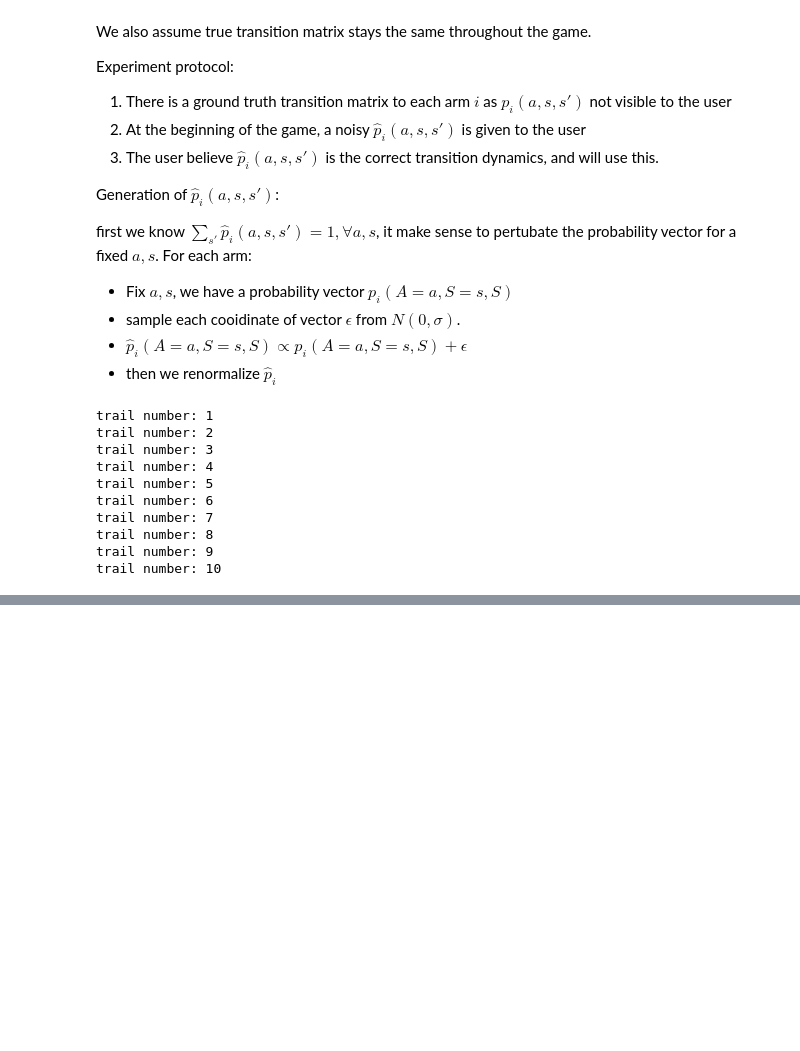
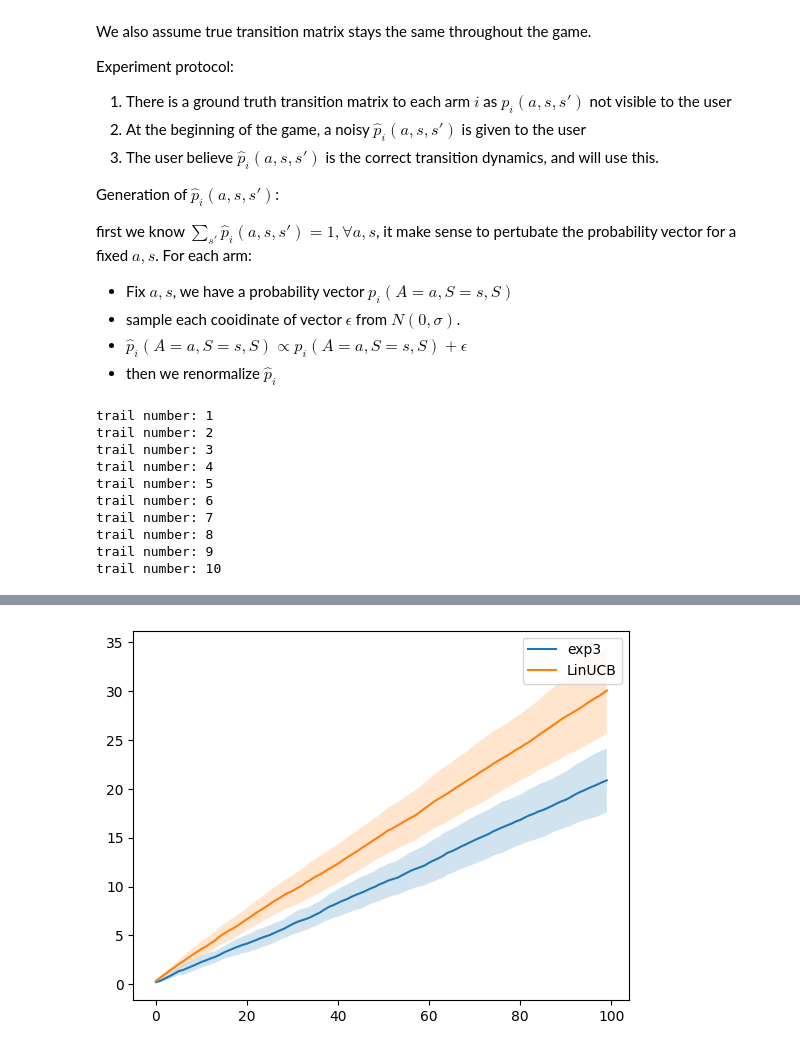
Before and after one commit to JiujiaZ/restless_bandit_basics, a Jupyter notebook: run.ipynb, the cells around one changed output, grey strips where cells are left out. Cells and saved outputs as stored; diff of their text form; code cells hidden in the pictures; blank space fills up the shorter version.

```diff
--- a/run.ipynb
+++ b/run.ipynb
@@ -156,0 +231,34 @@ plt.legend()
+# %%
+n_arms = 50
+n_states = 2
+n_transitions = 50
+K = 1
+R = np.array([0, 1])
+n_dims = 10
+
+transitions_indx = np.random.choice(n_transitions, size = n_arms)
+
+transitions = np.zeros((n_arms, 2, n_states, n_states))
+
+for i in range(n_transitions):
+    transitions[transitions_indx == i] =  make_valid_transition(random_transitions(n_actions = 2, n_states = n_states))
+
+init_states = np.zeros((n_arms, n_states))
+indx = np.random.choice(n_states, size = n_arms)
+init_states[np.arange(len(indx)), indx] = 1
+
+rb = Restless_Bandit(transitions = transitions, initial_states = init_states, R = R)
+# %%
+# run with multiple trials with the same initial, parameters
+n_trials = 10
+exp3_reward = list()
+LinUCB_reward = list()
+
+for i in range(n_trials):
+    print('trail number:', i+1)
+
+    rb.reset()
+    exp3_reward.append(Exp3_train(rb, R, episode=100, K=K, contextual = True, n_dims = n_dims))
+
+    rb.reset()
+    LinUCB_reward.append(LinUCB_disjoint(rb, episode=100, K=K, n_dims = n_dims))
@@ -156,0 +276,7 @@ plt.legend()
+# %%
+data = [exp3_reward, LinUCB_reward]
+labels = ['exp3', 'LinUCB' ]
+
+make_plot(data, labels)
+# %% [output]
+[figure, added]
```
Also changed, not shown: parts of 17 cells of this notebook.
